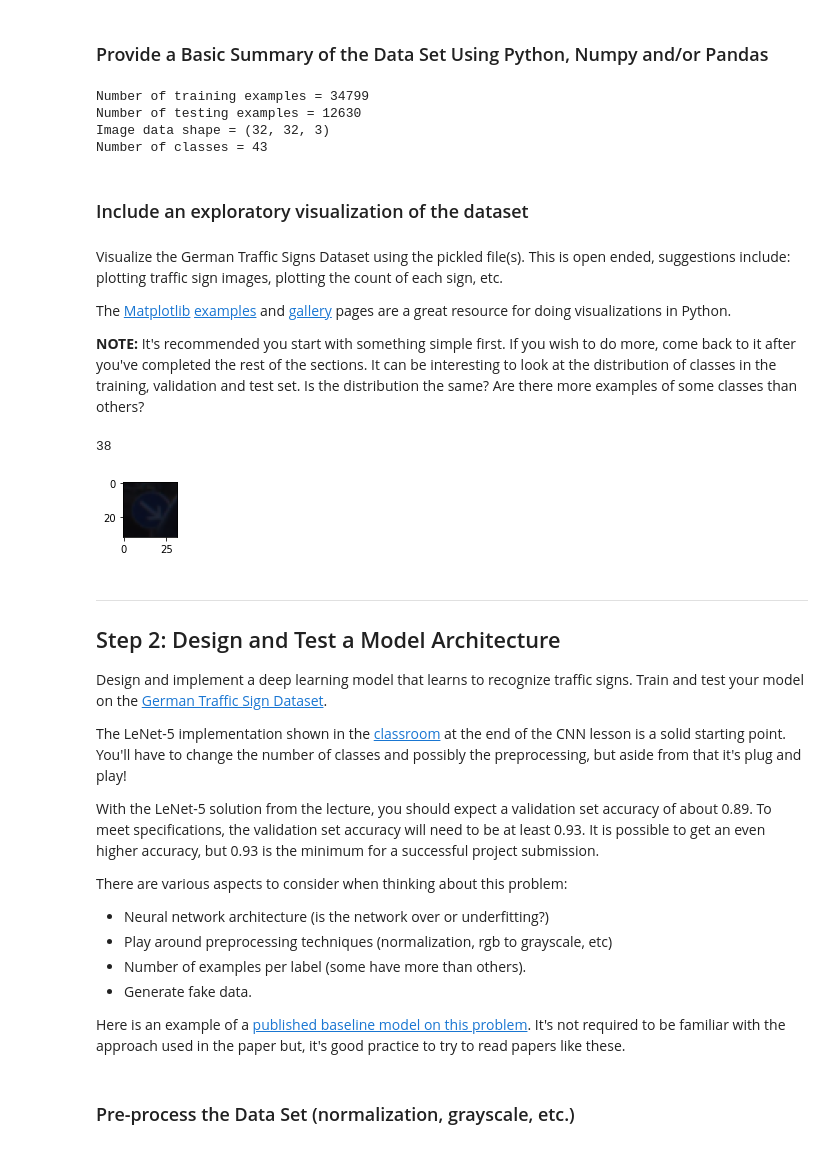
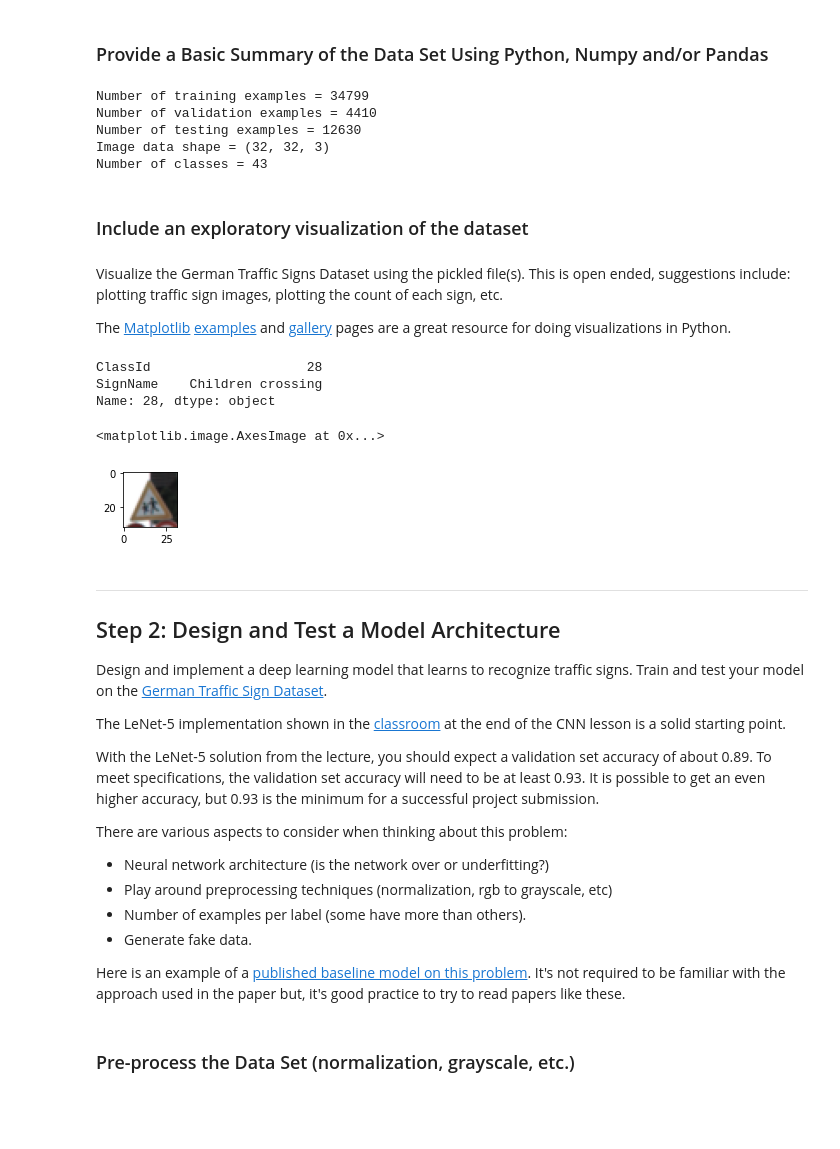
Before and after one commit to Chanho-Ko/CarND-Traffic-Sign-Classifier-Project, a Jupyter notebook: Traffic_Sign_Classifier_CHK.ipynb, the cells around one changed output. Drawn from its saved outputs; the diff is of its cells as text; code cells hidden in the pictures; blank space fills up the shorter version.

```diff
--- a/Traffic_Sign_Classifier_CHK.ipynb
+++ b/Traffic_Sign_Classifier_CHK.ipynb
@@ -79,11 +79,13 @@ image_shape = X_train[0].shape
 n_classes = 43
 
 print("Number of training examples =", n_train)
+print("Number of validation examples =", n_validation)
 print("Number of testing examples =", n_test)
 print("Image data shape =", image_shape)
 print("Number of classes =", n_classes)
 # %% [output]
 Number of training examples = 34799
+Number of validation examples = 4410
 Number of testing examples = 12630
 Image data shape = (32, 32, 3)
 Number of classes = 43
@@ -93,25 +95,28 @@ Number of classes = 43
 Visualize the German Traffic Signs Dataset using the pickled file(s). This is open ended, suggestions include: plotting traffic sign images, plotting the count of each sign, etc.
 
 The [Matplotlib](http://matplotlib.org/) [examples](http://matplotlib.org/examples/index.html) and [gallery](http://matplotlib.org/gallery.html) pages are a great resource for doing visualizations in Python.
-
-**NOTE:** It's recommended you start with something simple first. If you wish to do more, come back to it after you've completed the rest of the sections. It can be interesting to look at the distribution of classes in the training, validation and test set. Is the distribution the same? Are there more examples of some classes than others?
 # %%
 ### Data exploration visualization code goes here.
 ### Feel free to use as many code cells as needed.
 import random
 import matplotlib.pyplot as plt
+import pandas as pd
 # Visualizations will be shown in the notebook.
 %matplotlib inline
 
 index = random.randint(0, n_train)
 image = X_train[index].squeeze()
 
+classes = pd.read_csv("./signnames.csv")
+print(classes.loc[y_train[index]])
 plt.figure(figsize=(1,1))
 plt.imshow(image)
-print(y_train[index])
 # %% [output]
-38
+ClassId                    28
+SignName    Children crossing
+Name: 28, dtype: object
+<matplotlib.image.AxesImage at 0x...>
-[figure, old version]
+[figure, new version]
 # %% [markdown]
 ----
 
@@ -119,7 +124,7 @@ print(y_train[index])
 
 Design and implement a deep learning model that learns to recognize traffic signs. Train and test your model on the [German Traffic Sign Dataset](http://benchmark.ini.rub.de/?section=gtsrb&subsection=dataset).
 
-The LeNet-5 implementation shown in the [classroom](https://classroom.udacity.com/nanodegrees/nd013/parts/fbf77062-5703-404e-b60c-95b78b2f3f9e/modules/6df7ae49-c61c-4bb2-a23e-6527e69209ec/lessons/601ae704-1035-4287-8b11-e2c2716217ad/concepts/d4aca031-508f-4e0b-b493-e7b706120f81) at the end of the CNN lesson is a solid starting point. You'll have to change the number of classes and possibly the preprocessing, but aside from that it's plug and play!
+The LeNet-5 implementation shown in the [classroom](https://classroom.udacity.com/nanodegrees/nd013/parts/fbf77062-5703-404e-b60c-95b78b2f3f9e/modules/6df7ae49-c61c-4bb2-a23e-6527e69209ec/lessons/601ae704-1035-4287-8b11-e2c2716217ad/concepts/d4aca031-508f-4e0b-b493-e7b706120f81) at the end of the CNN lesson is a solid starting point.
 
 With the LeNet-5 solution from the lecture, you should expect a validation set accuracy of about 0.89. To meet specifications, the validation set accuracy will need to be at least 0.93. It is possible to get an even higher accuracy, but 0.93 is the minimum for a successful project submission.
 
```
Also changed, not shown: 5 other files.
